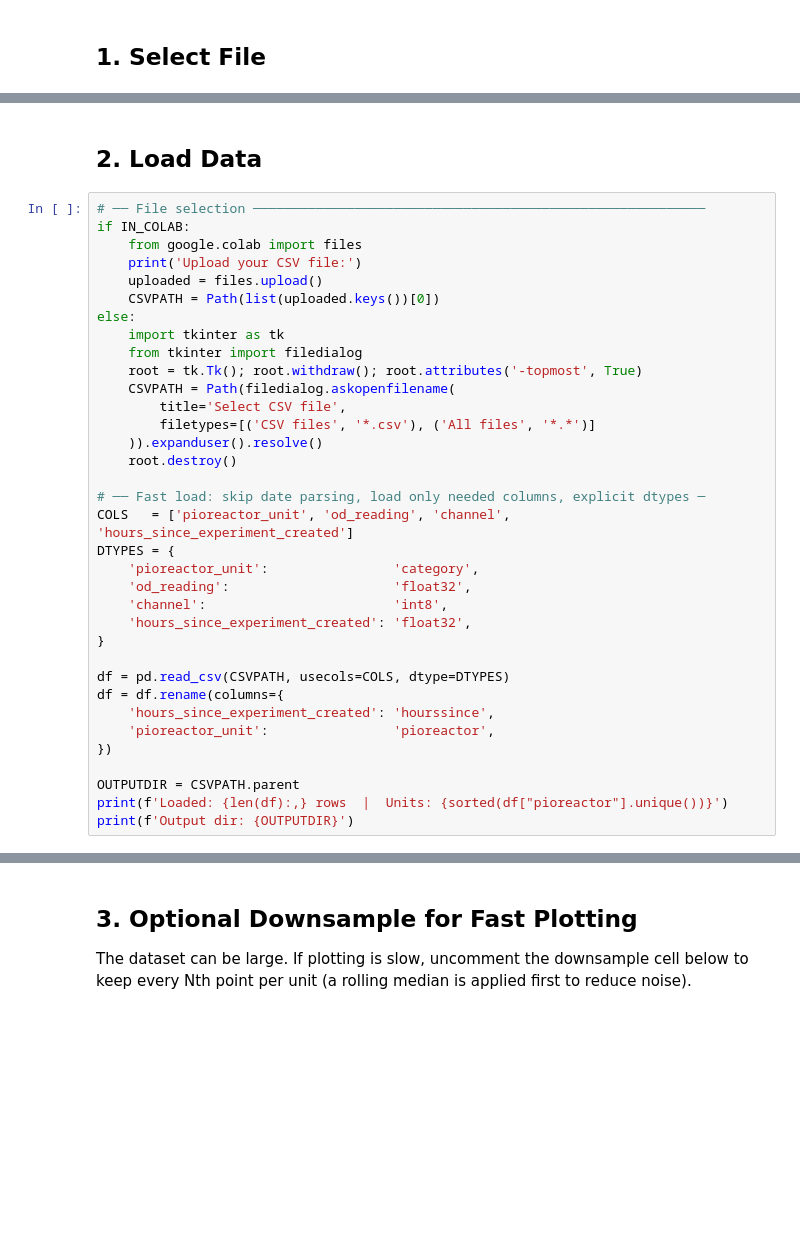
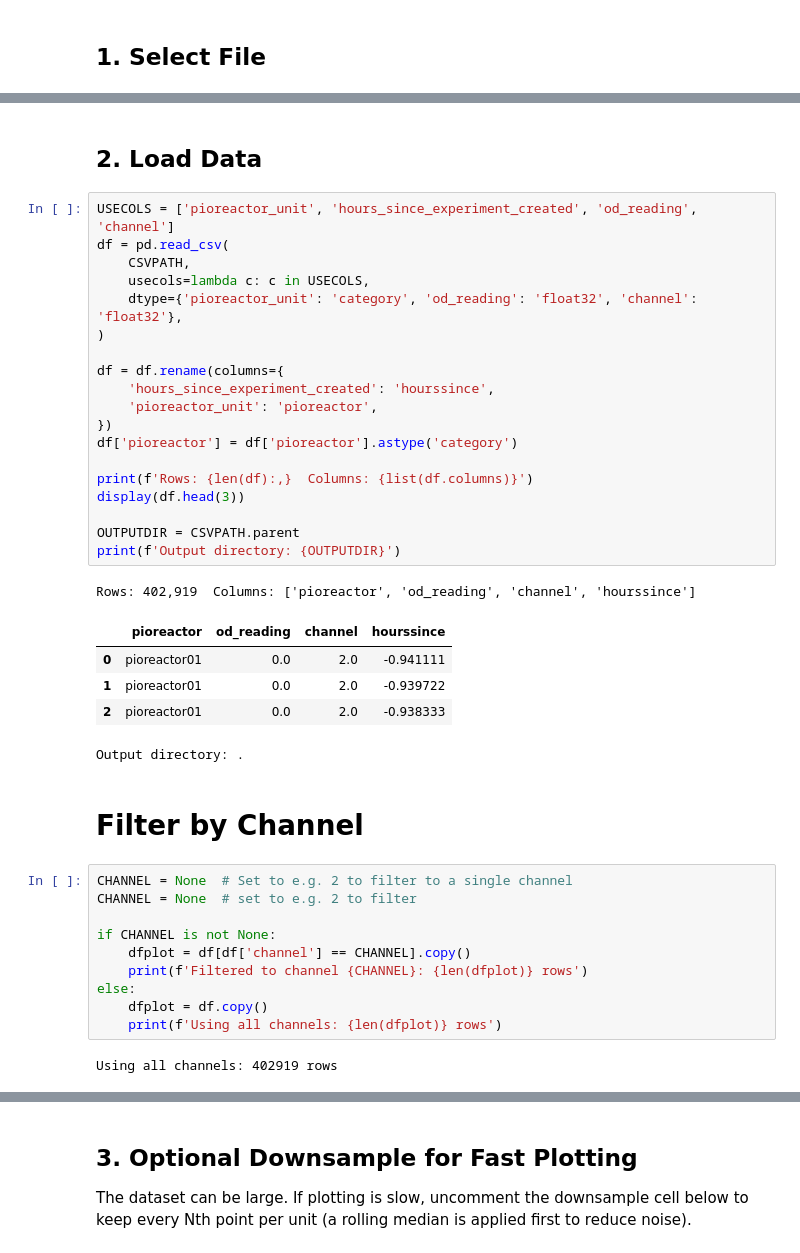
Before and after one commit to JoeVPhD/pioreactor-od-calculator, a Jupyter notebook: PioReactior_OD-Calculator-and-Corrector.ipynb, the cells around one changed output, grey strips where cells are left out. Drawn from its saved outputs; the diff is of its cells as text; blank space fills up the shorter version.

```diff
--- a/PioReactior_OD-Calculator-and-Corrector.ipynb
+++ b/PioReactior_OD-Calculator-and-Corrector.ipynb
@@ -56,37 +52,42 @@ Running in Google Colab — please upload your CSV file:
+# %% [markdown]
+## 2. Load Data
+# %%
+USECOLS = ['pioreactor_unit', 'hours_since_experiment_created', 'od_reading', 'channel']
+df = pd.read_csv(
+    CSVPATH,
+    usecols=lambda c: c in USECOLS,
+    dtype={'pioreactor_unit': 'category', 'od_reading': 'float32', 'channel': 'float32'},
+)
+
+df = df.rename(columns={
+    'hours_since_experiment_created': 'hourssince',
+    'pioreactor_unit': 'pioreactor',
+})
+df['pioreactor'] = df['pioreactor'].astype('category')
+
+print(f'Rows: {len(df):,}  Columns: {list(df.columns)}')
+display(df.head(3))
+
+OUTPUTDIR = CSVPATH.parent
+print(f'Output directory: {OUTPUTDIR}')
+# %% [output]
+Rows: 402,919  Columns: ['pioreactor', 'od_reading', 'channel', 'hourssince']
+|  | pioreactor | od_reading | channel | hourssince |
+| 0 | pioreactor01 | 0.0 | 2.0 | -0.941111 |
+| 1 | pioreactor01 | 0.0 | 2.0 | -0.939722 |
+| 2 | pioreactor01 | 0.0 | 2.0 | -0.938333 |
+Output directory: .
 # %% [markdown]
-## 2. Load Data
+# Filter by Channel
 # %%
-# ── File selection ──────────────────────────────────────────────────────────
-if IN_COLAB:
-    from google.colab import files
-    print('Upload your CSV file:')
-    uploaded = files.upload()
-    CSVPATH = Path(list(uploaded.keys())[0])
+CHANNEL = None  # Set to e.g. 2 to filter to a single channel
+CHANNEL = None  # set to e.g. 2 to filter
+
+if CHANNEL is not None:
+    dfplot = df[df['channel'] == CHANNEL].copy()
+    print(f'Filtered to channel {CHANNEL}: {len(dfplot)} rows')
 else:
-    import tkinter as tk
-    from tkinter import filedialog
-    root = tk.Tk(); root.withdraw(); root.attributes('-topmost', True)
-    CSVPATH = Path(filedialog.askopenfilename(
-        title='Select CSV file',
-        filetypes=[('CSV files', '*.csv'), ('All files', '*.*')]
-    )).expanduser().resolve()
-    root.destroy()
-
-# ── Fast load: skip date parsing, load only needed columns, explicit dtypes ─
-COLS   = ['pioreactor_unit', 'od_reading', 'channel', 'hours_since_experiment_created']
-DTYPES = {
-    'pioreactor_unit':                'category',
-    'od_reading':                     'float32',
-    'channel':                        'int8',
-    'hours_since_experiment_created': 'float32',
-}
-
-df = pd.read_csv(CSVPATH, usecols=COLS, dtype=DTYPES)
-df = df.rename(columns={
-    'hours_since_experiment_created': 'hourssince',
-    'pioreactor_unit':                'pioreactor',
-})
-
-OUTPUTDIR = CSVPATH.parent
-print(f'Loaded: {len(df):,} rows  |  Units: {sorted(df["pioreactor"].unique())}')
-print(f'Output dir: {OUTPUTDIR}')
+    dfplot = df.copy()
+    print(f'Using all channels: {len(dfplot)} rows')
+# %% [output]
+Using all channels: 402919 rows
```
Also changed, not shown: parts of 14 cells of this notebook.
